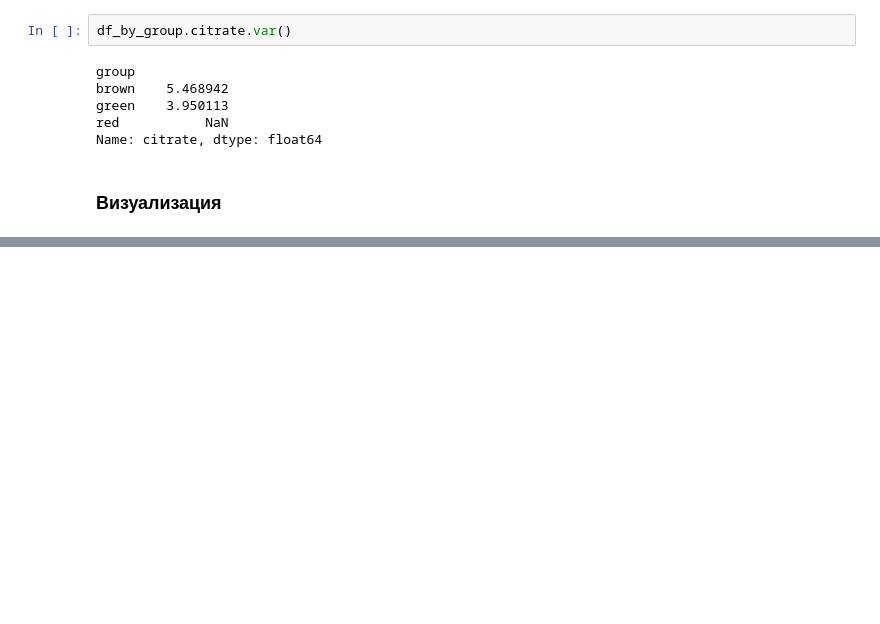
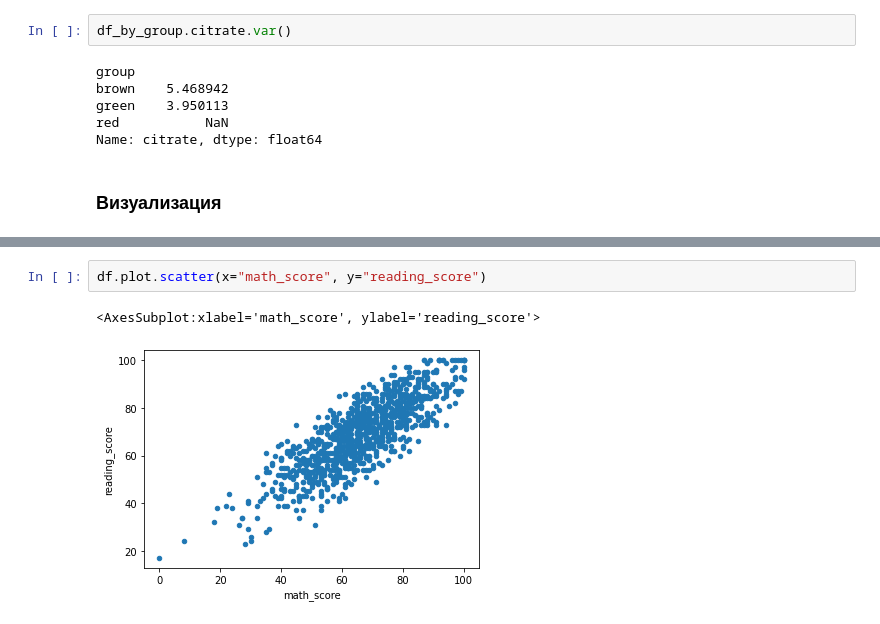
Before and after one commit to AndrewSalygin/ML_practice, a Jupyter notebook: ML.ipynb, the cells around one changed output, grey strips where cells are left out. Saved outputs shown, nothing was run; the diff lists cells and outputs as text; blank space fills up the shorter version.

```diff
--- a/ML.ipynb
+++ b/ML.ipynb
@@ -736,0 +757,5 @@ Name: citrate, dtype: float64
+# %%
+df.plot.scatter(x="math_score", y="reading_score")
+# %% [output]
+<AxesSubplot:xlabel='math_score', ylabel='reading_score'>
+[figure, added]
```
Also changed, not shown: parts of 44 cells of this notebook, 7 other files.
